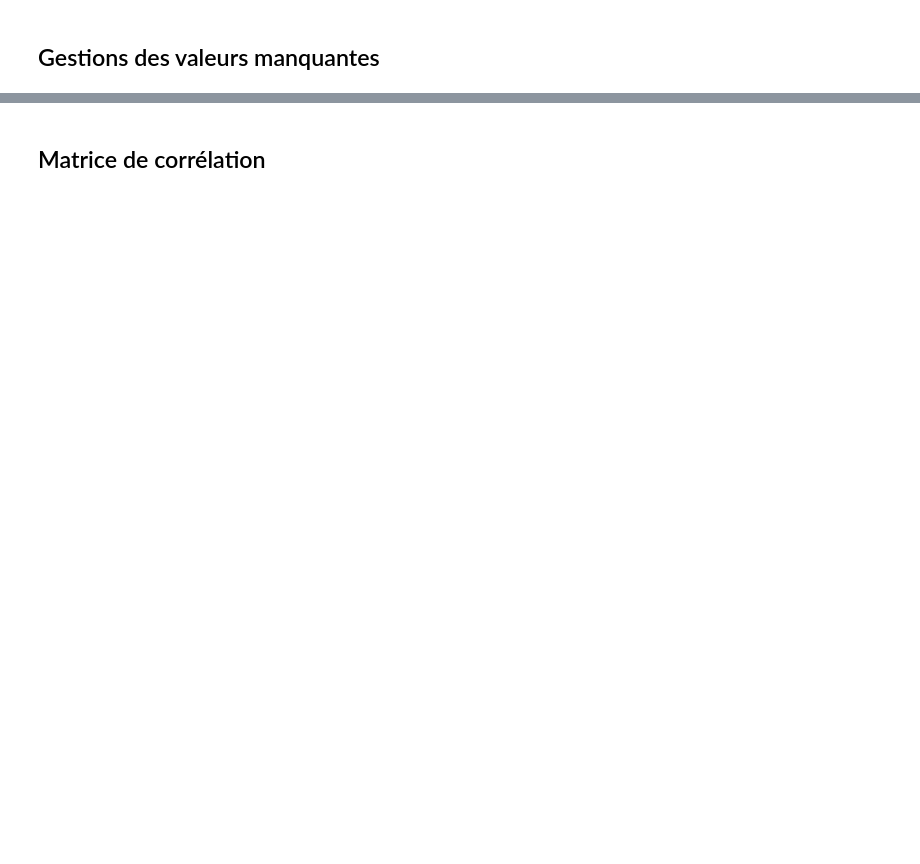
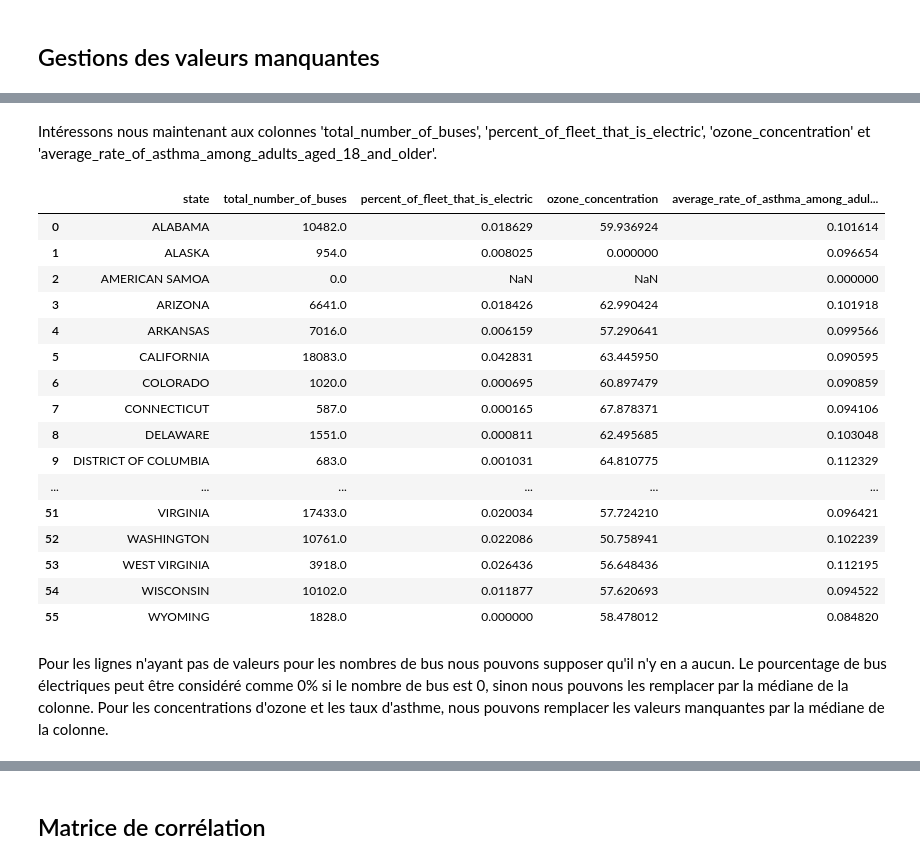
Before and after one commit to mikhailBenali/ML2_Project_ESB_adoption, a Jupyter notebook: src/Environmental-analysis.ipynb, the cells around one changed output, grey strips where cells are left out. Saved outputs shown, nothing was run; the diff lists cells and outputs as text; code cells hidden in the pictures; blank space fills up the shorter version.

Commit message:
traitement des varleurs manquantes

```diff
--- a/src/Environmental-analysis.ipynb
+++ b/src/Environmental-analysis.ipynb
@@ -151 +152,3 @@ has_any_expression_of_interest_in_esbs?
 dtype: int64
+# %% [markdown]
+Intéressons nous maintenant aux colonnes 'total_number_of_buses', 'percent_of_fleet_that_is_electric', 'ozone_concentration' et 'average_rate_of_asthma_among_adults_aged_18_and_older'.
@@ -151,0 +160,27 @@ dtype: int64
+# %%
+df.groupby('state').agg({
+    'total_number_of_buses': 'sum',
+    'percent_of_fleet_that_is_electric': 'mean',
+    'ozone_concentration': 'mean',
+    'average_rate_of_asthma_among_adults_aged_18_and_older': 'mean'
+}).reset_index()
+# %% [output]
+|  | state | total_number_of_buses | percent_of_fleet_that_is_electric | ozone_concentration | average_rate_of_asthma_among_adul... |
+| 0 | ALABAMA | 10482.0 | 0.018629 | 59.936924 | 0.101614 |
+| 1 | ALASKA | 954.0 | 0.008025 | 0.000000 | 0.096654 |
+| 2 | AMERICAN SAMOA | 0.0 | NaN | NaN | 0.000000 |
+| 3 | ARIZONA | 6641.0 | 0.018426 | 62.990424 | 0.101918 |
+| 4 | ARKANSAS | 7016.0 | 0.006159 | 57.290641 | 0.099566 |
+| 5 | CALIFORNIA | 18083.0 | 0.042831 | 63.445950 | 0.090595 |
+| 6 | COLORADO | 1020.0 | 0.000695 | 60.897479 | 0.090859 |
+| 7 | CONNECTICUT | 587.0 | 0.000165 | 67.878371 | 0.094106 |
+| 8 | DELAWARE | 1551.0 | 0.000811 | 62.495685 | 0.103048 |
+| 9 | DISTRICT OF COLUMBIA | 683.0 | 0.001031 | 64.810775 | 0.112329 |
+| ... | ... | ... | ... | ... | ... |
+| 51 | VIRGINIA | 17433.0 | 0.020034 | 57.724210 | 0.096421 |
+| 52 | WASHINGTON | 10761.0 | 0.022086 | 50.758941 | 0.102239 |
+| 53 | WEST VIRGINIA | 3918.0 | 0.026436 | 56.648436 | 0.112195 |
+| 54 | WISCONSIN | 10102.0 | 0.011877 | 57.620693 | 0.094522 |
+| 55 | WYOMING | 1828.0 | 0.000000 | 58.478012 | 0.084820 |
+# %% [markdown]
+Pour les lignes n'ayant pas de valeurs pour les nombres de bus nous pouvons supposer qu'il n'y en a aucun. Le pourcentage de bus électriques peut être considéré comme 0% si le nombre de bus est 0, sinon nous pouvons les remplacer par la médiane de la colonne. Pour les concentrations d'ozone et les taux d'asthme, nous pouvons remplacer les valeurs manquantes par la médiane de la colonne.
```
Also changed, not shown: parts of 19 cells of this notebook.
